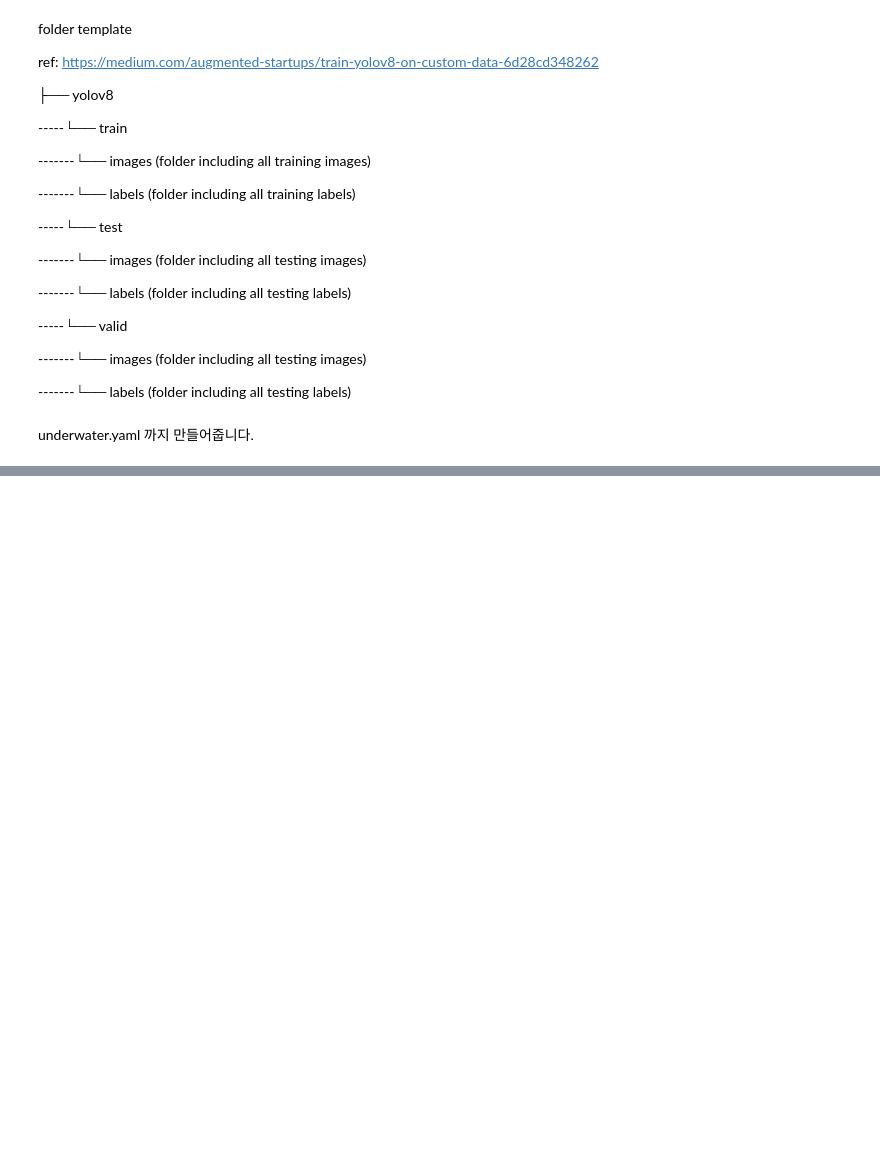
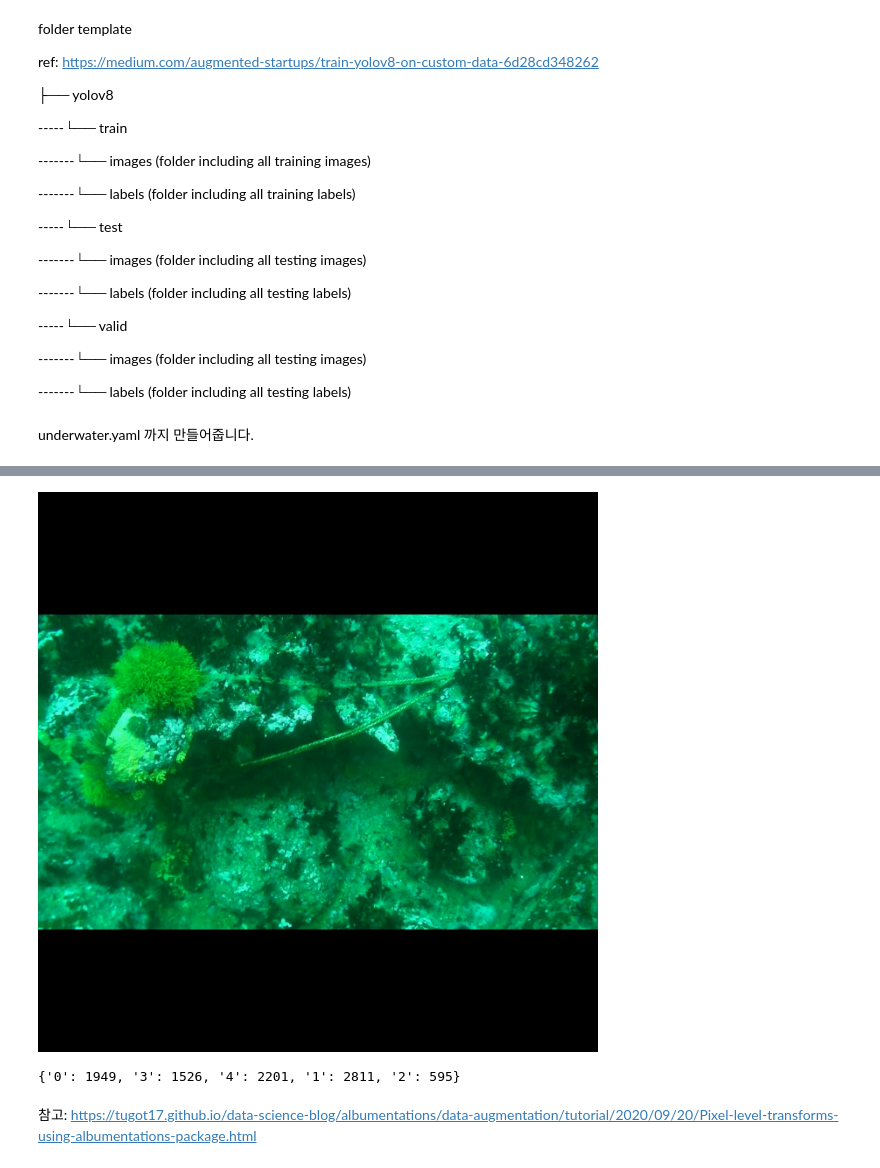
Before and after one commit to ummjevel/Object-Detection-For-Marine-Waste-Collection, a Jupyter notebook: preprocessing.ipynb, the cells around one changed output, grey strips where cells are left out. Cells and saved outputs as stored; diff of their text form; code cells hidden in the pictures; blank space fills up the shorter version.

Commit message:
add augmentation

```diff
--- a/preprocessing.ipynb
+++ b/preprocessing.ipynb
@@ -275,0 +303,5 @@ ref: https://medium.com/augmented-startups/train-yolov8-on-custom-data-6d28cd348
+# %%
+transform = A.Compose([
+    A.HorizontalFlip(p=0.8),
+    A.RandomBrightnessContrast(p=0.7),
+], bbox_params=A.BboxParams(format='yolo'))
@@ -275,0 +323,4 @@ ref: https://medium.com/augmented-startups/train-yolov8-on-custom-data-6d28cd348
+# %%
+transformed = transform(image=image, bboxes=bboxes)
+transformed_image = transformed['image']
+transformed_bboxes = transformed['bboxes']
@@ -275,0 +341,4 @@ ref: https://medium.com/augmented-startups/train-yolov8-on-custom-data-6d28cd348
+# %%
+display(Image.fromarray(transformed_image))
+# %% [output]
+[figure, added]
@@ -275,0 +357,22 @@ ref: https://medium.com/augmented-startups/train-yolov8-on-custom-data-6d28cd348
+# %%
+# 필요한 갯수에 비율별로 나눠서 하기.
+# /home/cubox/Documents/ummjevel/underwater/underwater_images/train/labels
+# 경로에서 txt 파일 읽어서 클래스별 개수 찾기
+
+dict_labels = {}
+LABELS_PATH = '/home/cubox/Documents/ummjevel/underwater/underwater_images/train/labels'
+
+for file in glob.glob(LABELS_PATH + '/*.txt'):
+    with open(file, 'r') as f:
+        for line in f.readlines():
+            current_label = line.split(" ")[0]
+            if current_label not in dict_labels:
+                dict_labels[current_label] = 1
+            else:
+                dict_labels[current_label] += 1
+
+print(dict_labels)
+# %% [output]
+{'0': 1949, '3': 1526, '4': 2201, '1': 2811, '2': 595}
+# %% [markdown]
+참고: https://tugot17.github.io/data-science-blog/albumentations/data-augmentation/tutorial/2020/09/20/Pixel-level-transforms-using-albumentations-package.html
```
Also changed, not shown: parts of 24 cells of this notebook, 2 other files.
